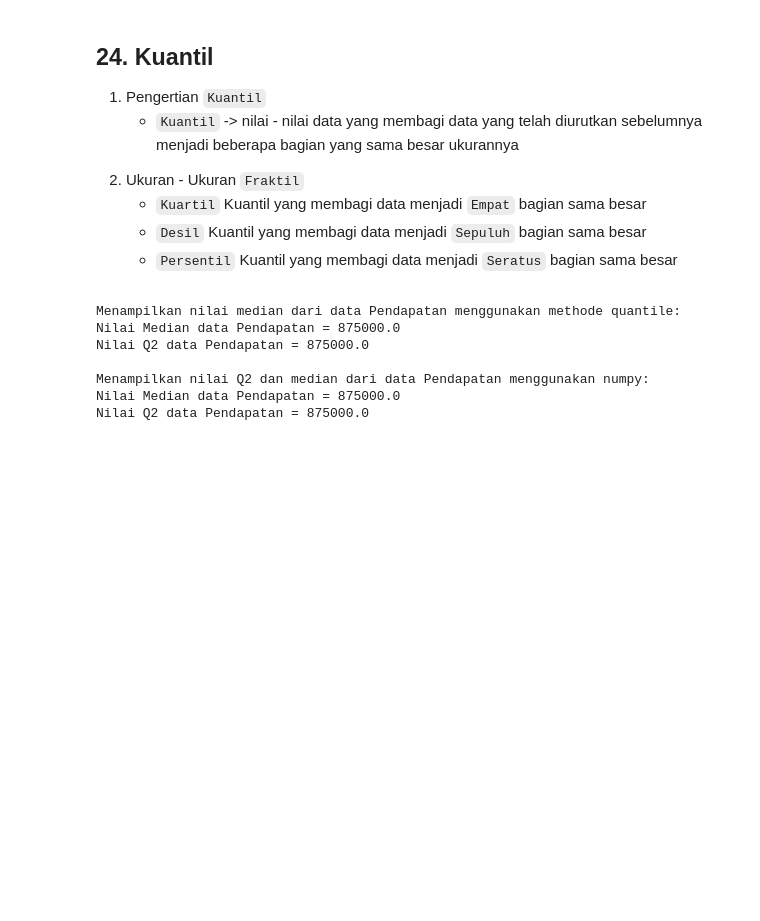
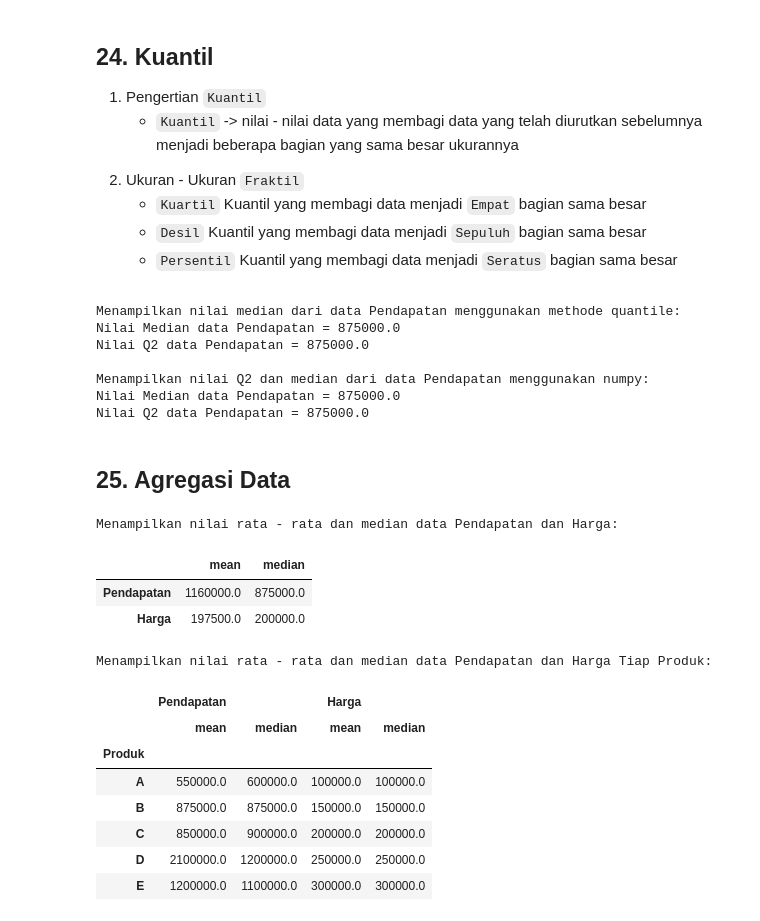
Before and after one commit to UsepSyaikalArifin/basic_machine_learning, a Jupyter notebook: statistic_using_python_for_data_science.ipynb, the cells around one changed output. Saved outputs shown, nothing was run; the diff lists cells and outputs as text; code cells hidden in the pictures; blank space fills up the shorter version.

Commit message:
Agregasi Data dengan method .agg()

```diff
--- a/statistic_using_python_for_data_science.ipynb
+++ b/statistic_using_python_for_data_science.ipynb
@@ -650,3 +650,27 @@ Nilai Q2 data Pendapatan = 875000.0
 Menampilkan nilai Q2 dan median dari data Pendapatan menggunakan numpy:
 Nilai Median data Pendapatan = 875000.0
 Nilai Q2 data Pendapatan = 875000.0
+# %% [markdown]
+<h2>25. Agregasi Data</h2>
+# %%
+# menghitung rata - rata dan median Pendapatan dan Harga
+print(f"Menampilkan nilai rata - rata dan median data Pendapatan dan Harga: ")
+display(raw_data[["Pendapatan","Harga"]].agg(["mean", "median"]).T)
+
+# menghitung rata - rata dan median Pendapatan, Harga dari Tiap Produk
+print(f"\nMenampilkan nilai rata - rata dan median data Pendapatan dan Harga Tiap Produk: ")
+display(raw_data.groupby(["Produk"])[["Pendapatan","Harga"]].agg(["mean","median"]))
+# %% [output]
+Menampilkan nilai rata - rata dan median data Pendapatan dan Harga:
+|  | mean | median |
+| Pendapatan | 1160000.0 | 875000.0 |
+| Harga | 197500.0 | 200000.0 |
+Menampilkan nilai rata - rata dan median data Pendapatan dan Harga Tiap Produk:
+|  | Pendapatan |  | Harga |  |
+|  | mean | median | mean | median |
+| Produk |  |  |  |  |
+| A | 550000.0 | 600000.0 | 100000.0 | 100000.0 |
+| B | 875000.0 | 875000.0 | 150000.0 | 150000.0 |
+| C | 850000.0 | 900000.0 | 200000.0 | 200000.0 |
+| D | 2100000.0 | 1200000.0 | 250000.0 | 250000.0 |
+| E | 1200000.0 | 1100000.0 | 300000.0 | 300000.0 |
```
